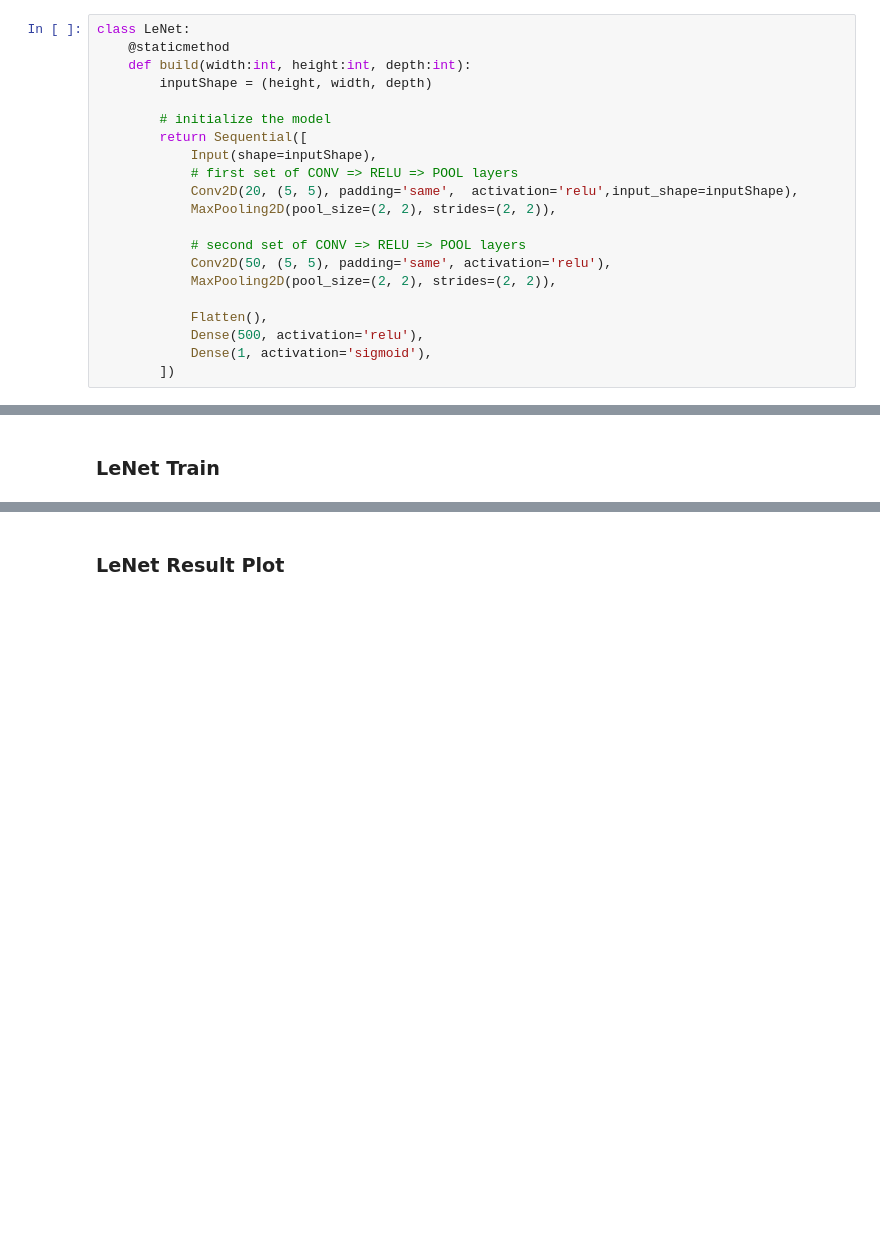
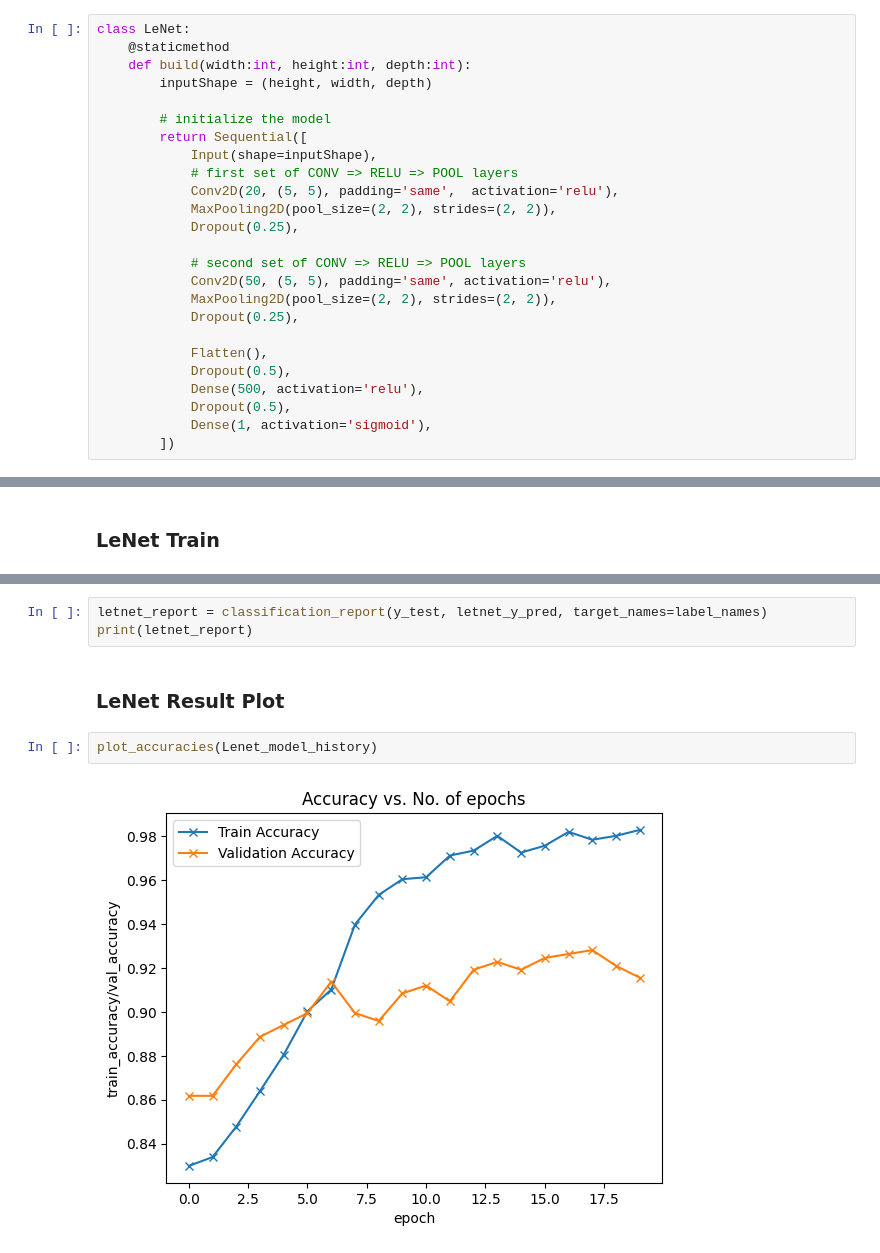
Before and after one commit to vivekpatel99/car_vs_ambulance_classification_ensemble_cnn, a Jupyter notebook: notebooks/1_ProcessingData.ipynb, the cells around one changed output, grey strips where cells are left out. Drawn from its saved outputs; the diff is of its cells as text; blank space fills up the shorter version.

```diff
--- a/notebooks/1_ProcessingData.ipynb
+++ b/notebooks/1_ProcessingData.ipynb
@@ -396,15 +407,19 @@ class LeNet:
         return Sequential([
             Input(shape=inputShape),
             # first set of CONV => RELU => POOL layers
-            Conv2D(20, (5, 5), padding='same',  activation='relu',input_shape=inputShape),
+            Conv2D(20, (5, 5), padding='same',  activation='relu'),
             MaxPooling2D(pool_size=(2, 2), strides=(2, 2)),
+            Dropout(0.25),
 
             # second set of CONV => RELU => POOL layers
             Conv2D(50, (5, 5), padding='same', activation='relu'),
             MaxPooling2D(pool_size=(2, 2), strides=(2, 2)),
+            Dropout(0.25),
 
             Flatten(),
+            Dropout(0.5),
             Dense(500, activation='relu'),
+            Dropout(0.5),
             Dense(1, activation='sigmoid'),
         ])
 # %%
@@ -466,2 +494,9 @@ Epoch 20/20
+# %%
+letnet_report = classification_report(y_test, letnet_y_pred, target_names=label_names)
+print(letnet_report)
 # %% [markdown]
 ### LeNet Result Plot
+# %%
+plot_accuracies(Lenet_model_history)
+# %% [output]
+[figure, added]
```
Also changed, not shown: parts of 30 cells of this notebook.
